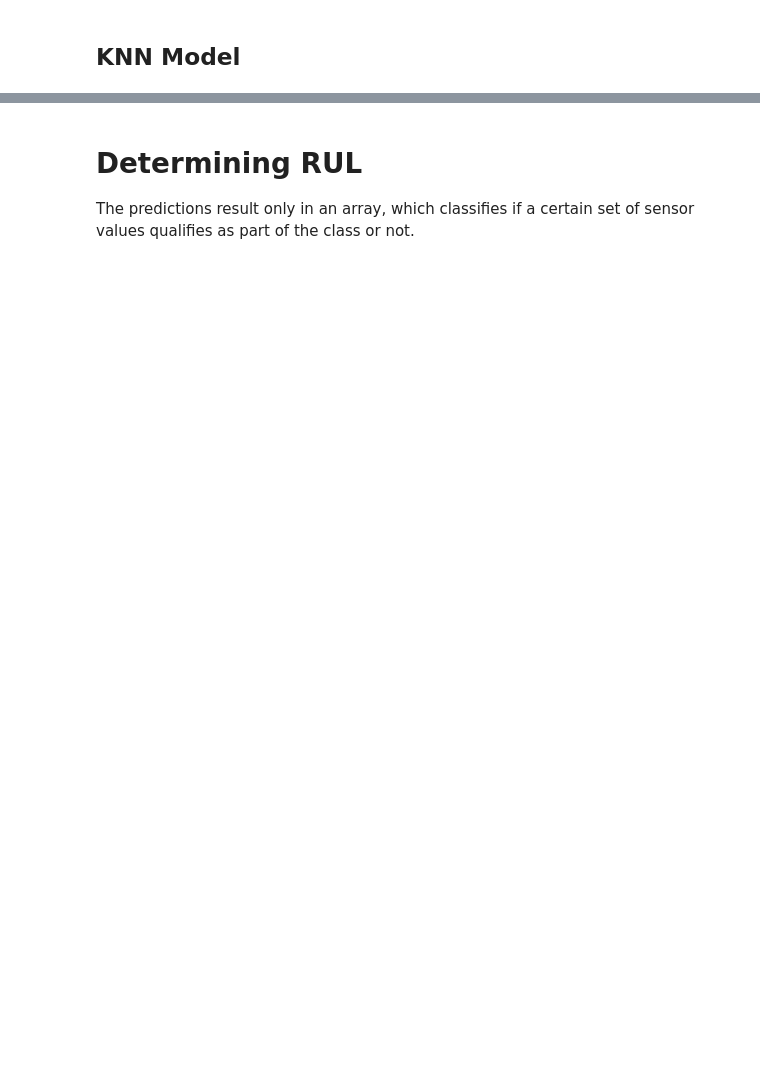
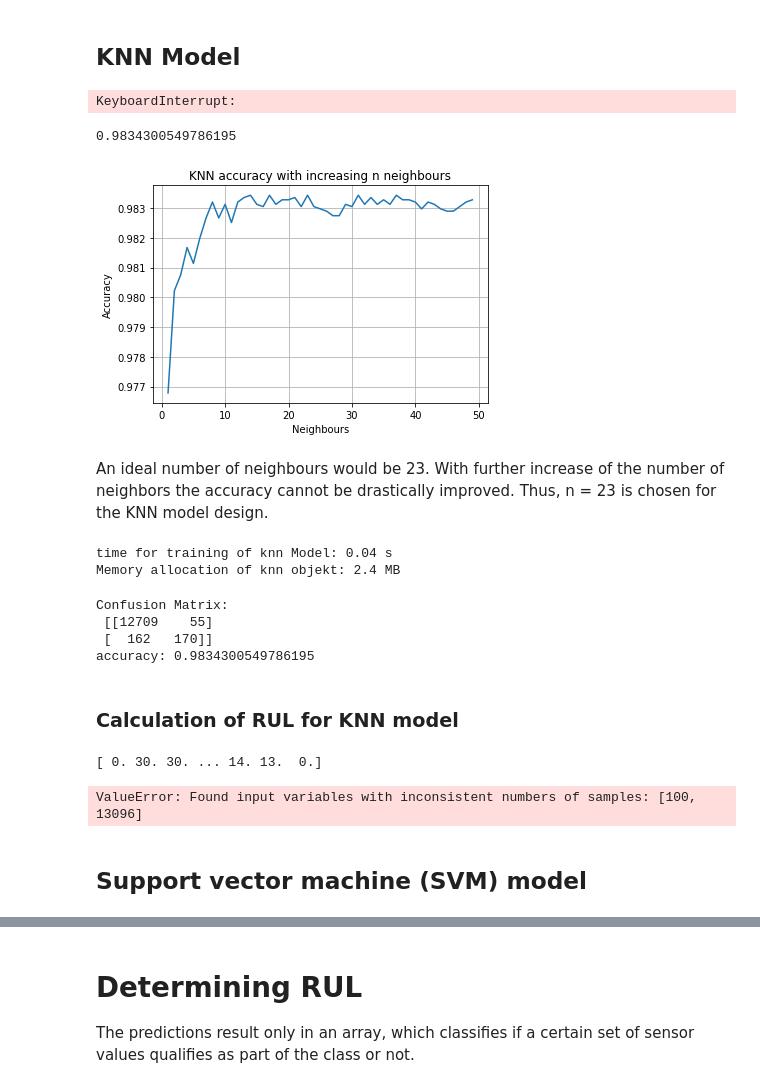
Before and after one commit to AzizSayfutdinov/PredictiveMaintenanceEngine, a Jupyter notebook: ClassificationModels.ipynb, the cells around one changed output, grey strips where cells are left out. Drawn from its saved outputs; the diff is of its cells as text; code cells hidden in the pictures; blank space fills up the shorter version.

Commit message:
implemented KNN and SVM model

```diff
--- a/ClassificationModels.ipynb
+++ b/ClassificationModels.ipynb
@@ -57,7 +61,7 @@ train[index_names+['RUL']].head()
 # adjust RUL value by truth values
 for i in range(len(test)):
     currentID = test['id'][i]
-    current_truth_value = y_test['RUL'][currentID - 1]
+    current_truth_value = y_truth['RUL'][currentID - 1]
     test['RUL'][i] = test['RUL'][i] + current_truth_value
 # %%
 # add TTL (time to failure) variable
@@ -117,7 +86,11 @@ remaining_sensors = 's2 s3 s4 s7 s8 s9 s11 s12 s13 s14 s15 s17 s20 s21'.split('
 
 X_train = train.drop(drop_labels, axis=1)
 y_train = X_train.pop('label_bc')
-X_test = test.groupby('id').last().reset_index().drop(drop_labels, axis=1)
-X_test = X_test.drop('label_bc', axis=1)
+X_test = test.drop(drop_labels, axis=1)
+y_test = X_test.pop('label_bc')
+
 X_train.drop('RUL', axis=1, inplace=True)
 X_test.drop('RUL', axis=1, inplace=True)
+
+id_test = np.reshape(np.array(test['id']),((X_test.shape[0],1)))
+id_train = np.reshape(np.array(train['id']),((X_train.shape[0],1)))
@@ -138,7 +104,7 @@ We also define a TTF (time to failure) time and a 'period' variable which define
 rf_clas = RandomForestClassifier(n_estimators=500, random_state=42, max_depth=15)
 
 # fit model
-rf_clas.fit(train_features, train_labels)
+rf_clas.fit(X_train, y_train)
 # %% [output]
 RandomForestClassifier(bootstrap=True, class_weight=None, criterion='gini',
                        max_depth=15, max_features='auto', max_leaf_nodes=None,
@@ -180,5 +136,60 @@ Confusion Matrix:
 # find best number of neighbours
 accuracy_n = np.zeros(50)
 for n in range(1, accuracy_n.shape[0]):
-    knn = KNeighborsClassifier(n_neighbors=N)
-    knn.fit()
+    knn = KNeighborsClassifier(n_neighbors=n)
+    knn.fit(X_train, y_train)
+    accuracy_n[n] = knn.score(X_test, y_test)
+# %% [output]
+KeyboardInterrupt:
+# %%
+# plot accuracy depending on #neighbours
+N = np.arange(0, accuracy_n.shape[0])
+plt.plot(N[1:50], accuracy_n[1:50])
+plt.xlabel('Neighbours')
+plt.ylabel('Accuracy')
+plt.title('KNN accuracy with increasing n neighbours')
+print(accuracy_n.max())
+plt.grid(True)
+# %% [output]
+0.9834300549786195
+[figure, added]
+# %% [markdown]
+An ideal number of neighbours would be 23. With further increase of the number of neighbors the accuracy cannot be drastically improved. Thus, n = 23 is chosen for the KNN model design.
+# %%
+#KNN model with N = 23
+knn = KNeighborsClassifier(n_neighbors = 23)
+start_knn = timer()
+knn.fit(X_train, y_train)
+end_knn = timer()
+time_knn = end_knn - start_knn
+print('time for training of knn Model: ' + str(round(time_knn,2))+ ' s')
+knn_size = asizeof.asizeof(knn)/1e6
+print('Memory allocation of knn objekt: ' + str(round(knn_size,2))+ ' MB')
+# %% [output]
+time for training of knn Model: 0.04 s
+Memory allocation of knn objekt: 2.4 MB
+# %%
+Y_pred_KNN = knn.predict(X_test)
+confusion_matrix_KNN = confusion_matrix(y_test, Y_pred_KNN)
+accuracy_KNN = knn.score(X_test, y_test)
+print('Confusion Matrix: \n',confusion_matrix_KNN)
+print('accuracy:', accuracy_KNN)
+# %% [output]
+Confusion Matrix:
+ [[12709    55]
+ [  162   170]]
+accuracy: 0.9834300549786195
+# %% [markdown]
+### Calculation of RUL for KNN model
+# %%
+rul_list_knn = determine_rul(Y_pred_KNN, y_test, id_test, period)
+print((rul_knn))
+# %% [output]
+[ 0. 30. 30. ... 14. 13.  0.]
+# %%
+# evaluate RSME
+rsme_knn = evaluate(y_truth, rul_knn, label='knn')
+# %% [output]
+ValueError: Found input variables with inconsistent numbers of samples: [100, 13096]
+# %% [markdown]
+## Support vector machine (SVM) model
```
Also changed, not shown: parts of 13 cells of this notebook.
